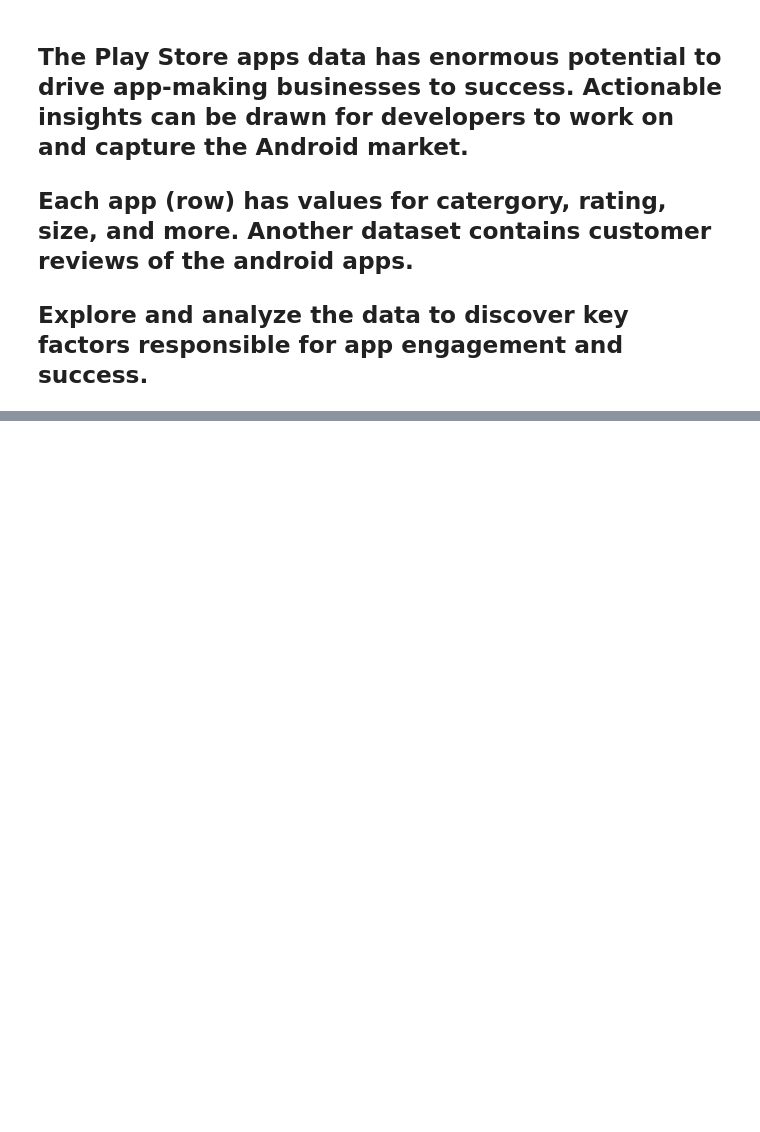
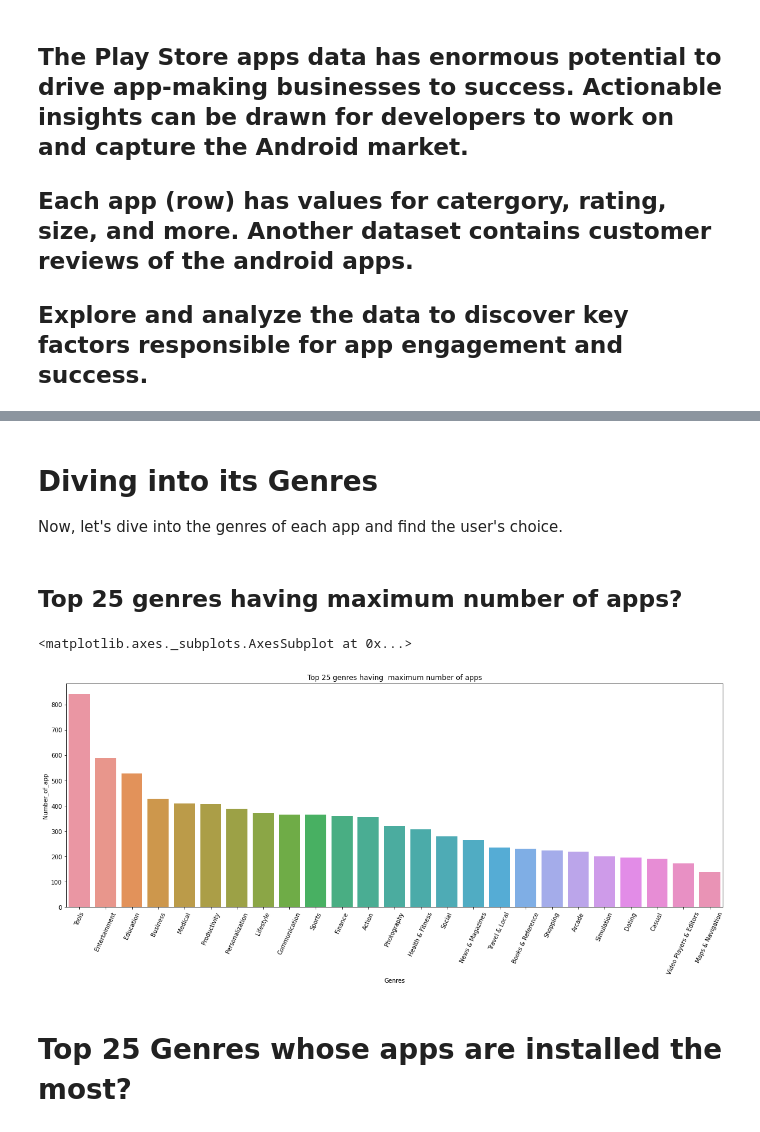
Before and after one commit to GaneshkumarPatel/cohort_kaimur-capstone_eda_project, a Jupyter notebook: Play_Store_App_Review_Analysis_Capstone_Project.ipynb, the cells around one changed output, grey strips where cells are left out. Saved outputs shown, nothing was run; the diff lists cells and outputs as text; code cells hidden in the pictures; blank space fills up the shorter version.

```diff
--- a/Play_Store_App_Review_Analysis_Capstone_Project.ipynb
+++ b/Play_Store_App_Review_Analysis_Capstone_Project.ipynb
@@ -547,0 +417,24 @@ Text(20.200000000000017, 0.5, 'Review Counts')
+# %% [markdown]
+# **Diving into its Genres**
+
+Now, let's dive into the genres of each app and find the user's choice.
+# %% [markdown]
+## Top 25 genres having maximum number of apps?
+# %%
+# Finding top 25 genres with maximum number of apps
+
+top_25_geners_having_maxx_apps=df1.groupby('Genres')['App'].count().sort_values(ascending=False).head(25)
+# %%
+# Plotting genres w.r.t apps
+
+plt.figure(figsize=(20,7))
+plt.xticks(rotation=65)
+plt.xlabel("Genres")
+plt.ylabel("Number_of_app")
+plt.title("Top 25 genres having  maximum number of apps")
+sns.barplot(top_25_geners_having_maxx_apps.index,top_25_geners_having_maxx_apps.values)
+# %% [output]
+<matplotlib.axes._subplots.AxesSubplot at 0x...>
+[figure, added]
+# %% [markdown]
+# Top 25 Genres whose apps are installed the most?
```
Also changed, not shown: parts of 162 cells of this notebook.
